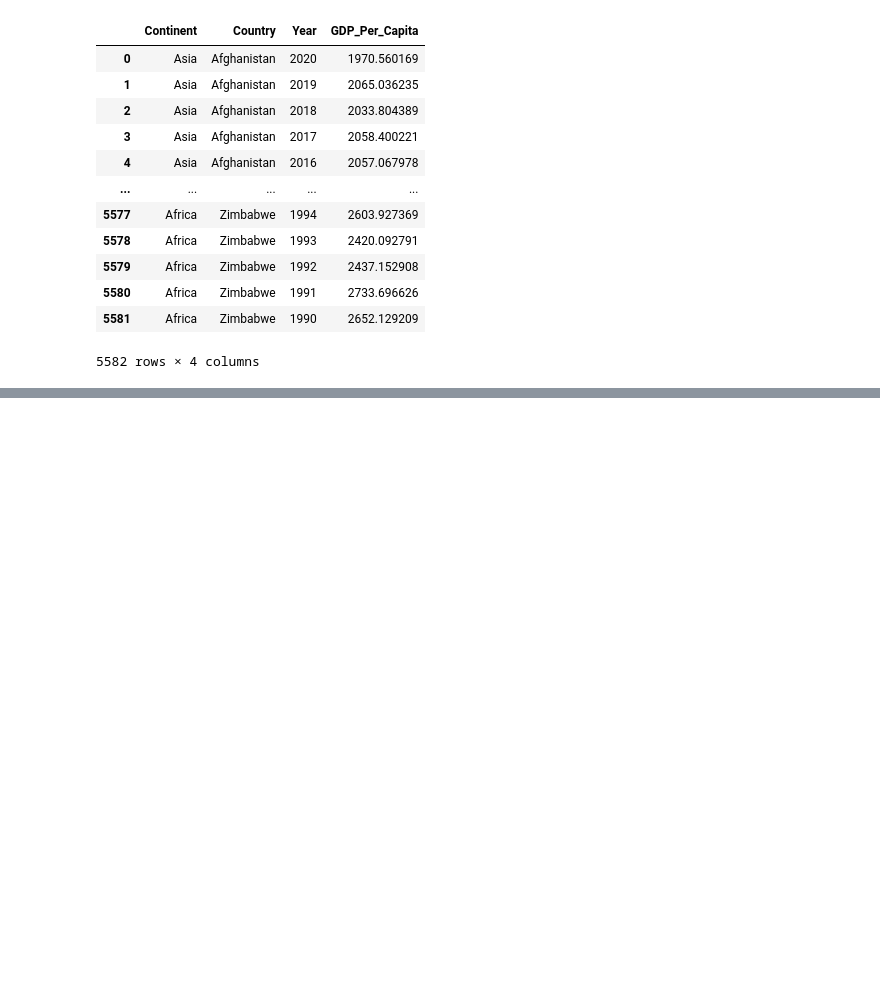
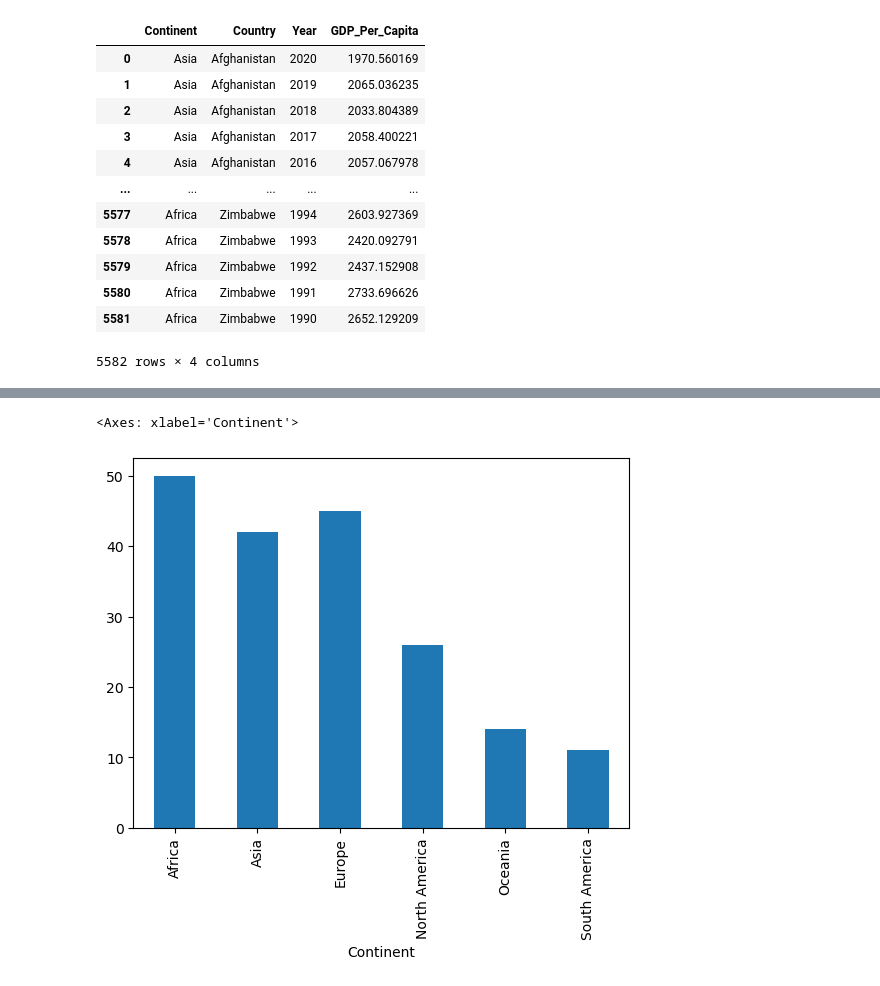
Before and after one commit to nss-data-science-cohort-7/un-exploration-ndidiox, a Jupyter notebook: notebooks/UN_Data_Exploration.ipynb, the cells around one changed output, grey strips where cells are left out. Cells and saved outputs as stored; diff of their text form; code cells hidden in the pictures; blank space fills up the shorter version.

```diff
--- a/notebooks/UN_Data_Exploration.ipynb
+++ b/notebooks/UN_Data_Exploration.ipynb
@@ -375,0 +383,4 @@ Name: Continent, dtype: int64
+# %%
+# Determine the number of countries per continent.
+countries_per_continent = gdp_df.groupby('Continent')['Country'].nunique()
+countries_per_continent
@@ -376 +396,7 @@ Name: Continent, dtype: int64
+# %%
+# Create a bar chart showing this.
+countries_per_continent.plot.bar()
+# %% [output]
+<Axes: xlabel='Continent'>
+[figure, added]
 # %%
```
Also changed, not shown: parts of 29 cells of this notebook.
